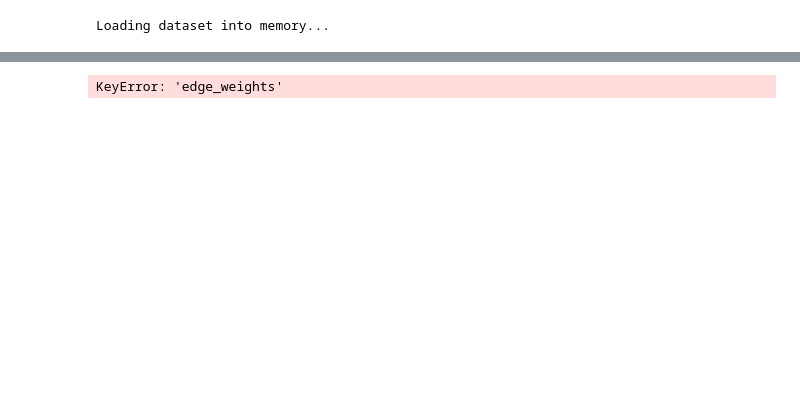
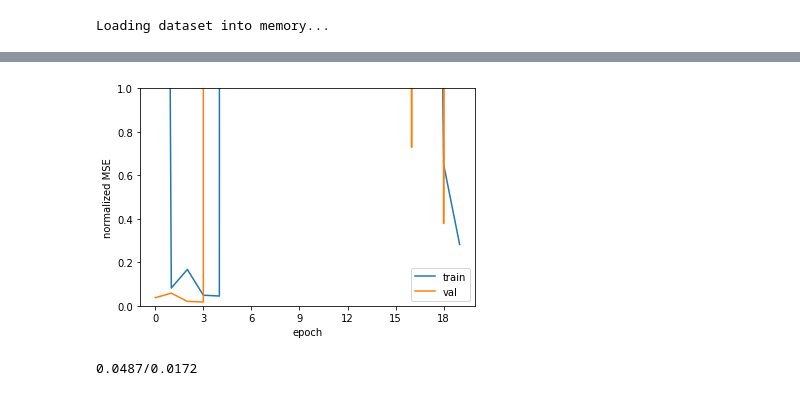
Before and after one commit to Nelorth/FloodGNN, a Jupyter notebook: training.ipynb, the cells around one changed output, grey strips where cells are left out. Cells and saved outputs as stored; diff of their text form; code cells hidden in the pictures; blank space fills up the shorter version.

```diff
--- a/training.ipynb
+++ b/training.ipynb
@@ -51,19 +56,19 @@ HPARAMS = {
 }
 # %%
 dataset = LamaHDataset("LamaH-CE",
-                       years=range(2000, 2018),
+                       years=range(2000, 2016),  # leaving 2016 and 2017 for testing
                        window_size_hrs=HPARAMS["data"]["window_size"],
                        stride_length_hrs=HPARAMS["data"]["stride_length"],
                        lead_time_hrs=HPARAMS["data"]["lead_time"],
                        bidirectional=HPARAMS["data"]["bidirectional"],
-                       normalize=HPARAMS["data"]["normalized"])
+                       normalized=HPARAMS["data"]["normalized"])
 # %% [output]
 Loading dataset into memory...
 # %%
-train_dataset = dataset.subsample_years(y for y in range(2000, 2017) if y % 8 > 0)
-val_dataset = dataset.subsample_years(y for y in range(2000, 2017) if y % 8 == 0)
+train_dataset = dataset.subsample_years(y for y in range(2000, 2015) if y % 8 > 0)
+val_dataset = dataset.subsample_years(y for y in range(2000, 2015) if y % 8 == 0)
 # %%
-data = val_dataset[4200]
+data = val_dataset[0]
 print("# training samples:", len(train_dataset))
 print("# validation samples:", len(val_dataset))
 print("# vertices:", data.num_nodes)
@@ -77,6 +82,5 @@ print("coalesced?", data.is_coalesced())
 print("valid?", data.validate())
 plt.figure(figsize=(12, 9))
 graph = to_networkx(data, to_undirected=False)
-nx.draw_networkx(graph, pos=nx.drawing.kamada_kawai_layout(graph), with_labels=True,
-                 node_color=[tuple(torch.rand(3)) for _ in range(375)])
+# nx.draw_networkx(graph, pos=nx.drawing.kamada_kawai_layout(graph), with_labels=True, node_color=[tuple(torch.rand(3)) for _ in range(375)])
 # %% [output]
@@ -95,10 +99,5 @@ valid? True
 # %%
-from importlib import reload
-import lamah_models
-lamah_models = reload(lamah_models)
-from lamah_models import FloodMLP, FloodGCN, FloodGRAFFNN
-
-edge_weights = functions.init_edge_weights(HPARAMS["model"]["weight_type"], data)
+edge_weights = functions.init_edge_weights(HPARAMS["model"]["adjacency_type"], data.edge_attr)
 model = functions.construct_model(HPARAMS, edge_weights)
 history = functions.train(model, train_dataset, val_dataset, HPARAMS, on_ipu=True)
 # %% [output]
@@ -133,4 +133,7 @@ print(f"{history['train_loss'][i]:.4f}/{history['val_loss'][i]:.4f}")
-# %%
-plt.plot([history["model_params"][i]["edge_weights"].std() for i in range(20)])
-# %% [output]
-KeyError: 'edge_weights'
+# %%
+functions.plot_loss(history["train_loss"], history["val_loss"])
+best_epoch = torch.tensor(history['val_loss']).argmin()
+print(f"{history['train_loss'][best_epoch]:.4f}/{history['val_loss'][best_epoch]:.4f}")
+# %% [output]
+[figure, added]
+0.0487/0.0172
```
Also changed, not shown: parts of 7 cells of this notebook, 1 other file.
